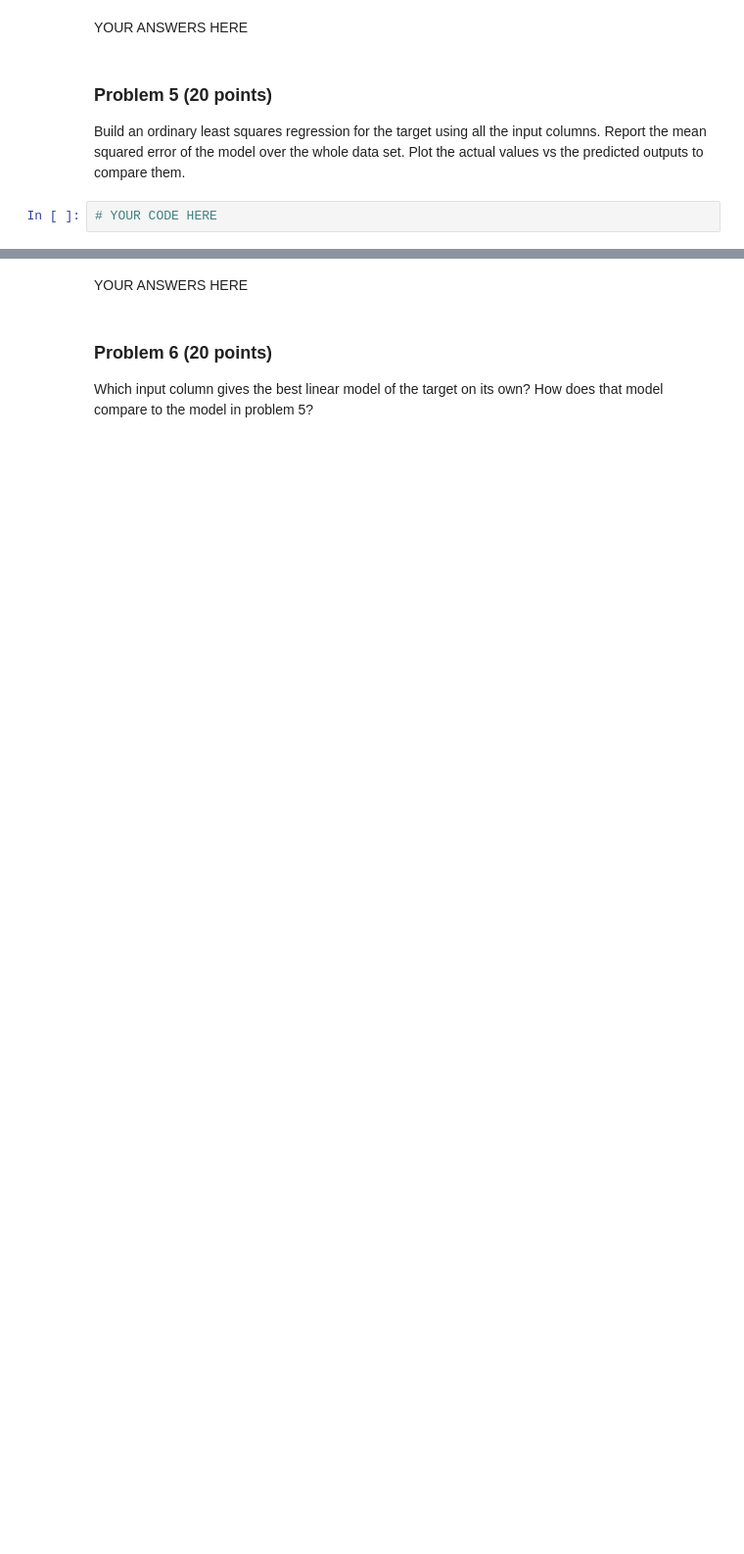
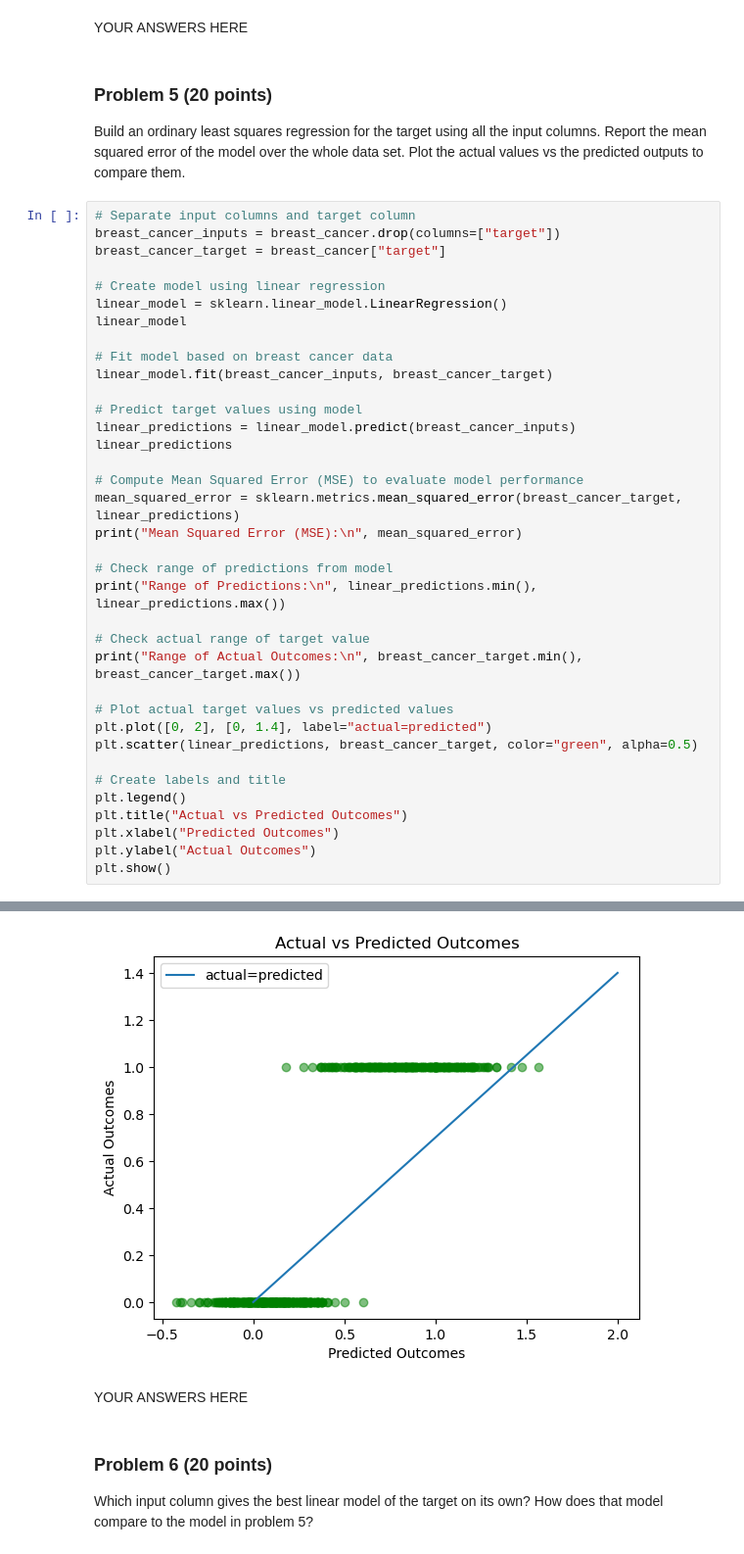
Before and after one commit to veniola/dx601-final-project, a Jupyter notebook: project.ipynb, the cells around one changed output, grey strips where cells are left out. Shown at 98% size. Drawn from its saved outputs; the diff is of its cells as text; blank space fills up the shorter version.

```diff
--- a/project.ipynb
+++ b/project.ipynb
@@ -110,5 +241,40 @@ YOUR ANSWERS HERE
 Build an ordinary least squares regression for the target using all the input columns.
 Report the mean squared error of the model over the whole data set.
 Plot the actual values vs the predicted outputs to compare them.
-# %%
-# YOUR CODE HERE
+# %%
+# Separate input columns and target column
+breast_cancer_inputs = breast_cancer.drop(columns=["target"])
+breast_cancer_target = breast_cancer["target"]
+
+# Create model using linear regression
+linear_model = sklearn.linear_model.LinearRegression()
+linear_model
+
+# Fit model based on breast cancer data
+linear_model.fit(breast_cancer_inputs, breast_cancer_target)
+
+# Predict target values using model
+linear_predictions = linear_model.predict(breast_cancer_inputs)
+linear_predictions
+
+# Compute Mean Squared Error (MSE) to evaluate model performance
+mean_squared_error = sklearn.metrics.mean_squared_error(breast_cancer_target, linear_predictions)
+print("Mean Squared Error (MSE):\n", mean_squared_error)
+
+# Check range of predictions from model
+print("Range of Predictions:\n", linear_predictions.min(), linear_predictions.max())
+
+# Check actual range of target value
+print("Range of Actual Outcomes:\n", breast_cancer_target.min(), breast_cancer_target.max())
+
+# Plot actual target values vs predicted values
+plt.plot([0, 2], [0, 1.4], label="actual=predicted")
+plt.scatter(linear_predictions, breast_cancer_target, color="green", alpha=0.5)
+
+# Create labels and title
+plt.legend()
+plt.title("Actual vs Predicted Outcomes")
+plt.xlabel("Predicted Outcomes")
+plt.ylabel("Actual Outcomes")
+plt.show()
+# %% [output]
@@ -115,3 +287,4 @@ Plot the actual values vs the predicted outputs to compare them.
+[figure, added]
 # %% [markdown]
 YOUR ANSWERS HERE
 # %% [markdown]
```
Also changed, not shown: parts of 15 cells of this notebook.
